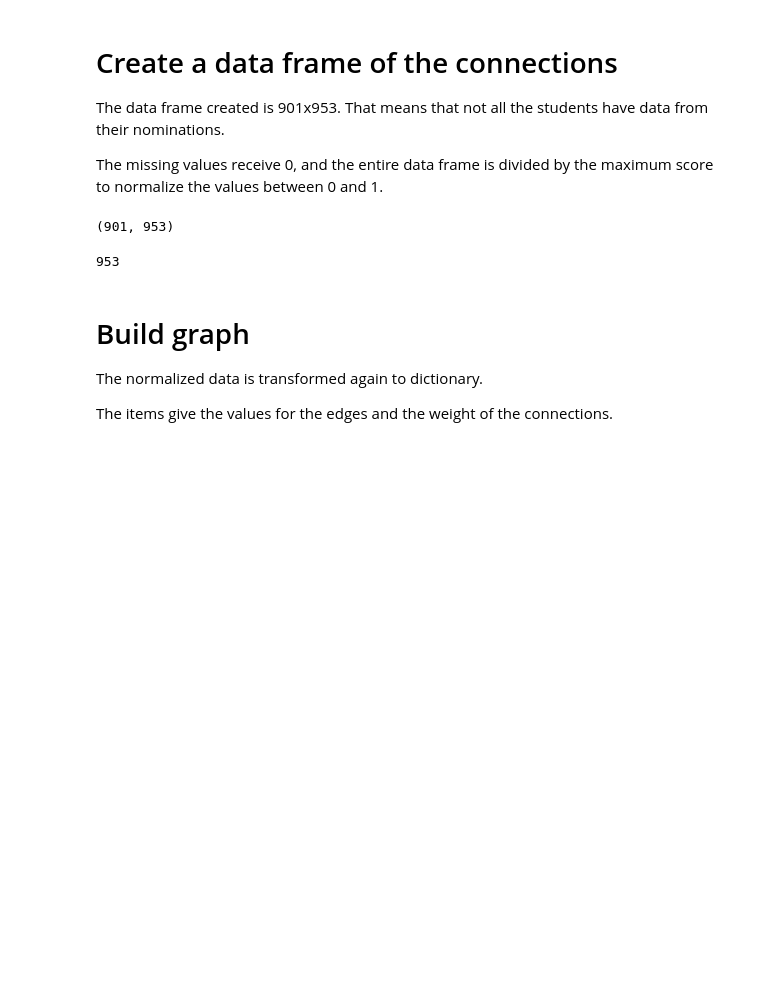
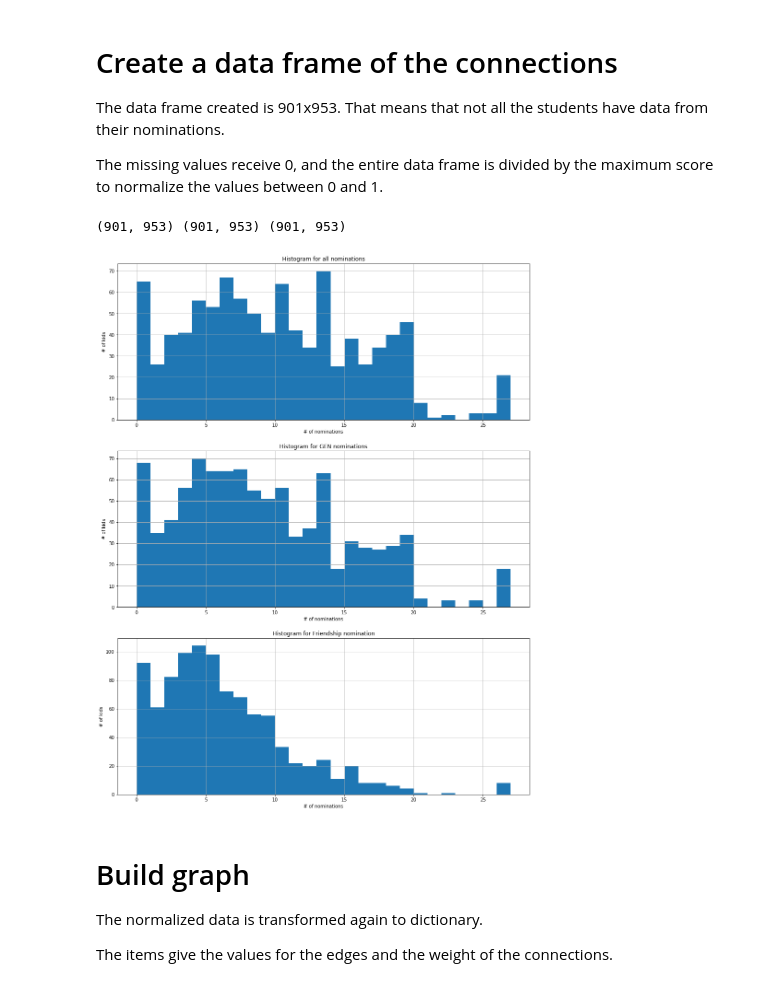
Before and after one commit to ericinlinux/obesity_interventions, a Jupyter notebook: Prototype_Connections.ipynb, the cells around one changed output. Drawn from its saved outputs; the diff is of its cells as text; code cells hidden in the pictures; blank space fills up the shorter version.

```diff
--- a/Prototype_Connections.ipynb
+++ b/Prototype_Connections.ipynb
@@ -55,5 +67,3 @@ set(nominations.variable)
 The JSON file is a dictionary containing the information of which questions should be taken into consideration and how much they value for the overall calculation of the connections.
 
 max_score is the maximum weight a nomination can have. That means that if one person nominates another person in all the questions, it will reach a value of 1 for the connection strenght.
-# %%
-formula = json.loads(open('./settings/connections.json').read())
@@ -122,8 +146,13 @@ pp.head()
 # %% [markdown]
 # Build empty dictionary for all the kids (953)
 # %%
-connections_dict = {}
+connections_dict_all = {}
+connections_dict_gen = {}
+connections_dict_friend = {}
+
 for child in list(pp.Child_Bosse):
-    connections_dict[child] = {}
+    connections_dict_all[child] = {}
+    connections_dict_gen[child] = {}
+    connections_dict_friend[child] = {}
 # %% [markdown]
 # Create nomination list
@@ -140,6 +170,8 @@ for line in nominations[['child', 'nominated', 'variable']].iterrows():
     # Verify if nominated is in the list of participants (pp)
     if nom in list(pp.Child_Bosse) and (ch, nom, var) not in nominations_list:
         # Add value in the key
-        connections_dict[ch][nom] = connections_dict[ch].get(nom, 0) + 1*formula[var]
+        connections_dict_all[ch][nom] = connections_dict_all[ch].get(nom, 0) + 1*formula_list[0][var]
+        connections_dict_gen[ch][nom] = connections_dict_gen[ch].get(nom, 0) + 1*formula_list[1][var]
+        connections_dict_friend[ch][nom] = connections_dict_friend[ch].get(nom, 0) + 1*formula_list[2][var]
         nominations_list.append((ch, nom, var))
 # %%
@@ -160,12 +212,37 @@ The data frame created is 901x953. That means that not all the students have dat
 The missing values receive 0, and the entire data frame is divided by the maximum score to normalize the values between 0 and 1.
 # %%
 # can be skipped if the division happens when the edges are being inserted.
-connections_df = pd.DataFrame(connections_dict).fillna(0)/max_score
+connections_all_df = pd.DataFrame(connections_dict_all).fillna(0)/max_score_list[0]
+connections_gen_df = pd.DataFrame(connections_dict_gen).fillna(0)/max_score_list[1]
+connections_friend_df = pd.DataFrame(connections_dict_friend).fillna(0)/max_score_list[2]
-# %%
-connections_df.shape
-# %% [output]
-(901, 953)
-# %%
-len(connections_dict.keys())
-# %% [output]
-953
+# %%
+print(connections_all_df.shape, connections_gen_df.shape, connections_friend_df.shape)
+# %% [output]
+(901, 953) (901, 953) (901, 953)
+# %%
+
+plt.figure(1)
+
+plt.subplot(3,1,1)
+connections_all_df[connections_all_df > 0].count().hist(bins=27, figsize=((16,8)))
+plt.title('Histogram for all nominations')
+plt.ylabel('# of kids')
+plt.xlabel('# of nominations')
+
+plt.subplot(3,1,2)
+connections_gen_df[connections_gen_df > 0].count().hist(bins=27, figsize=((16,8)))
+plt.title('Histogram for GEN nominations')
+plt.ylabel('# of kids')
+plt.xlabel('# of nominations')
+
+plt.subplot(3,1,3)
+
+# Histogram of nominations per kid
+connections_friend_df.sum().hist(bins=27, figsize=((16,8)))
+plt.title('Histogram for Friendship nomination')
+plt.ylabel('# of kids')
+plt.xlabel('# of nominations')
+
+plt.subplots_adjust(left=None, bottom=0, right=None, top=2.0, wspace=None, hspace=None)
+# %% [output]
+[figure, added]
```
Also changed, not shown: parts of 25 cells of this notebook, 4 other files.
